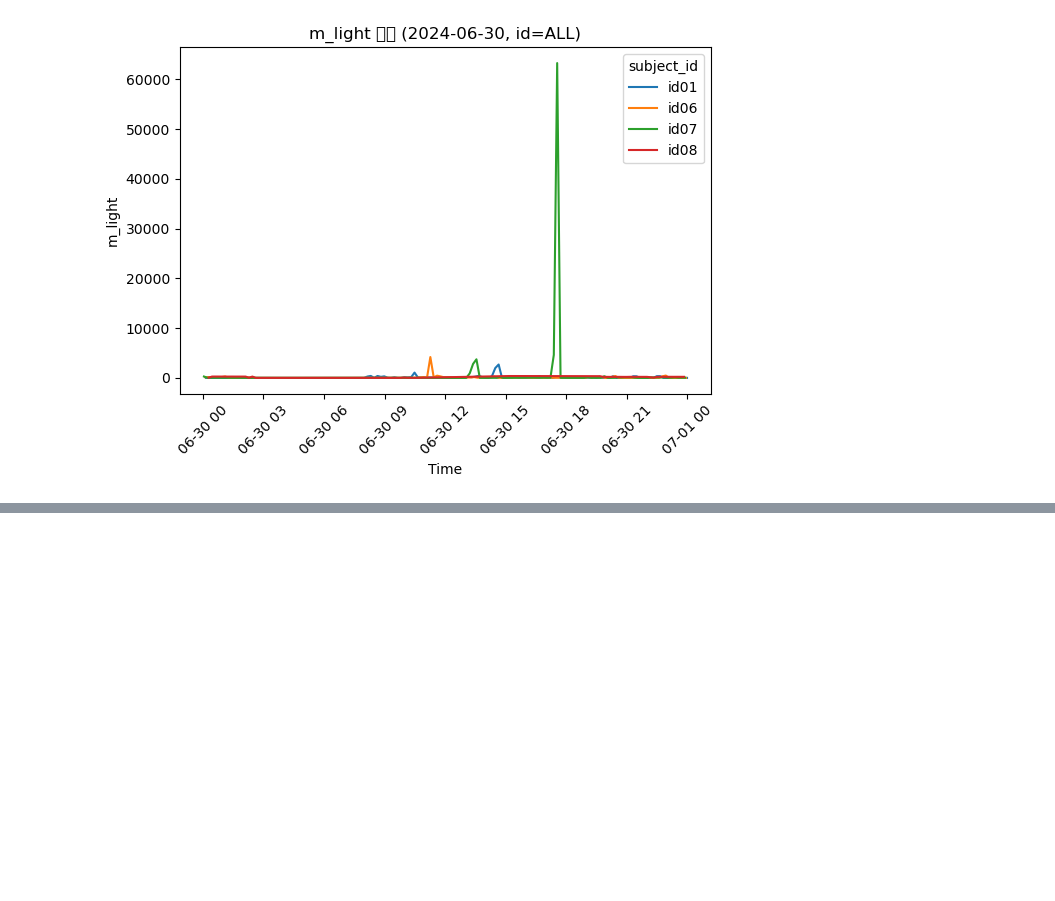
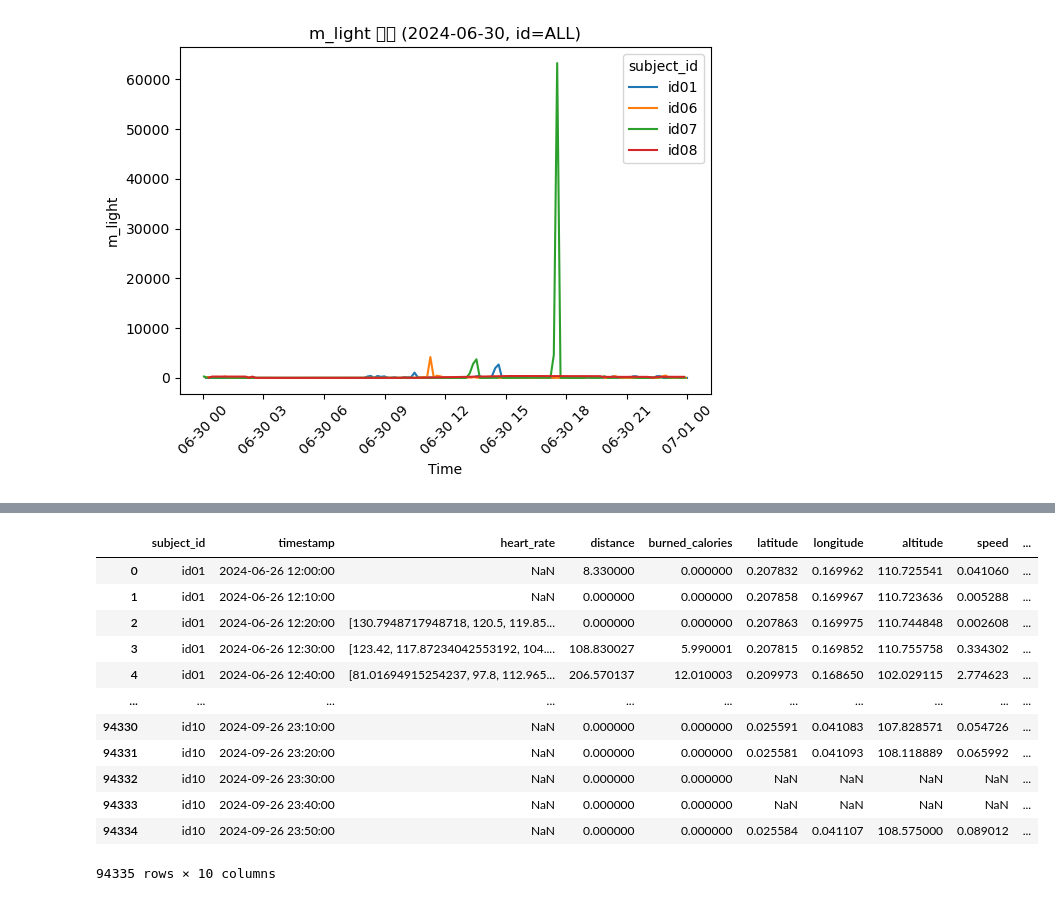
Before and after one commit to migreeni/ETRI_DS, a Jupyter notebook: preprocess-2.ipynb, the cells around one changed output, grey strips where cells are left out. Drawn from its saved outputs; the diff is of its cells as text; code cells hidden in the pictures; blank space fills up the shorter version.

Commit message:
Ambience 제외 병합

```diff
--- a/preprocess-2.ipynb
+++ b/preprocess-2.ipynb
@@ -276,0 +370,11 @@ plot_light_by_day(mLight, "2024-06-30", subject_id=None)
+# %%
+# wPedo - 10분단위 distance 및 burned_calories 합산
+wPedo['distance'] = wPedo['distance'].astype(float)
+wPedo['burned_calories'] = wPedo['burned_calories'].astype(float)
+wPedo_prep = (wPedo.groupby(['subject_id',
+                         pd.Grouper(key='timestamp', freq='10min')])
+            [['distance', 'burned_calories']]
+            .sum()
+            .reset_index()
+        )
+wPedo_prep
@@ -276,0 +395,10 @@ plot_light_by_day(mLight, "2024-06-30", subject_id=None)
+# %%
+# mGPS - 10분단위 위치, 속도 평균
+## 1분단위 딕셔너리 평균계산
+def mean_gps(row):
+    df = pd.DataFrame(list(row))
+    return df[['latitude', 'longitude', 'altitude', 'speed']].mean()
+
+mGps_extract = mGps['m_gps'].apply(mean_gps)
+mGps_1min = pd.concat([mGps, mGps_extract], axis=1)
+mGps_1min
@@ -276,0 +419,8 @@ plot_light_by_day(mLight, "2024-06-30", subject_id=None)
+# %%
+mGps_prep = (mGps_1min.groupby(['subject_id',
+                            pd.Grouper(key='timestamp', freq='10min')])
+                [['latitude', 'longitude', 'altitude', 'speed']]
+                .mean()
+                .reset_index()
+            )
+mGps_prep
@@ -276,0 +441,10 @@ plot_light_by_day(mLight, "2024-06-30", subject_id=None)
+# %%
+# mLight와 wLight중 결측이 적은 wLight를 사용
+wLight_prep = (wLight
+            .groupby(['subject_id',
+                     pd.Grouper(key='timestamp', freq='10min')])
+            [['w_light']]
+            .mean()
+            .reset_index()
+        )
+wLight_prep
@@ -276,0 +468,20 @@ plot_light_by_day(mLight, "2024-06-30", subject_id=None)
+# %%
+# 최종 병합
+from functools import reduce
+df_list = [wHr_prep, wPedo_prep, mGps_prep, wLight_prep] # 나중에 추가하기 , mAmbience
+df = reduce(lambda left, right: pd.merge(left, right, on=['subject_id', 'timestamp'], how='outer'), df_list)
+df
+# %% [output]
+|  | subject_id | timestamp | heart_rate | distance | burned_calories | latitude | longitude | altitude | speed | ... |
+| 0 | id01 | 2024-06-26 12:00:00 | NaN | 8.330000 | 0.000000 | 0.207832 | 0.169962 | 110.725541 | 0.041060 | ... |
+| 1 | id01 | 2024-06-26 12:10:00 | NaN | 0.000000 | 0.000000 | 0.207858 | 0.169967 | 110.723636 | 0.005288 | ... |
+| 2 | id01 | 2024-06-26 12:20:00 | [130.7948717948718, 120.5, 119.85... | 0.000000 | 0.000000 | 0.207863 | 0.169975 | 110.744848 | 0.002608 | ... |
+| 3 | id01 | 2024-06-26 12:30:00 | [123.42, 117.87234042553192, 104.... | 108.830027 | 5.990001 | 0.207815 | 0.169852 | 110.755758 | 0.334302 | ... |
+| 4 | id01 | 2024-06-26 12:40:00 | [81.01694915254237, 97.8, 112.965... | 206.570137 | 12.010003 | 0.209973 | 0.168650 | 102.029115 | 2.774623 | ... |
+| ... | ... | ... | ... | ... | ... | ... | ... | ... | ... | ... |
+| 94330 | id10 | 2024-09-26 23:10:00 | NaN | 0.000000 | 0.000000 | 0.025591 | 0.041083 | 107.828571 | 0.054726 | ... |
+| 94331 | id10 | 2024-09-26 23:20:00 | NaN | 0.000000 | 0.000000 | 0.025581 | 0.041093 | 108.118889 | 0.065992 | ... |
+| 94332 | id10 | 2024-09-26 23:30:00 | NaN | 0.000000 | 0.000000 | NaN | NaN | NaN | NaN | ... |
+| 94333 | id10 | 2024-09-26 23:40:00 | NaN | 0.000000 | 0.000000 | NaN | NaN | NaN | NaN | ... |
+| 94334 | id10 | 2024-09-26 23:50:00 | NaN | 0.000000 | 0.000000 | 0.025584 | 0.041107 | 108.575000 | 0.089012 | ... |
+94335 rows × 10 columns
```
Also changed, not shown: parts of 13 cells of this notebook.
